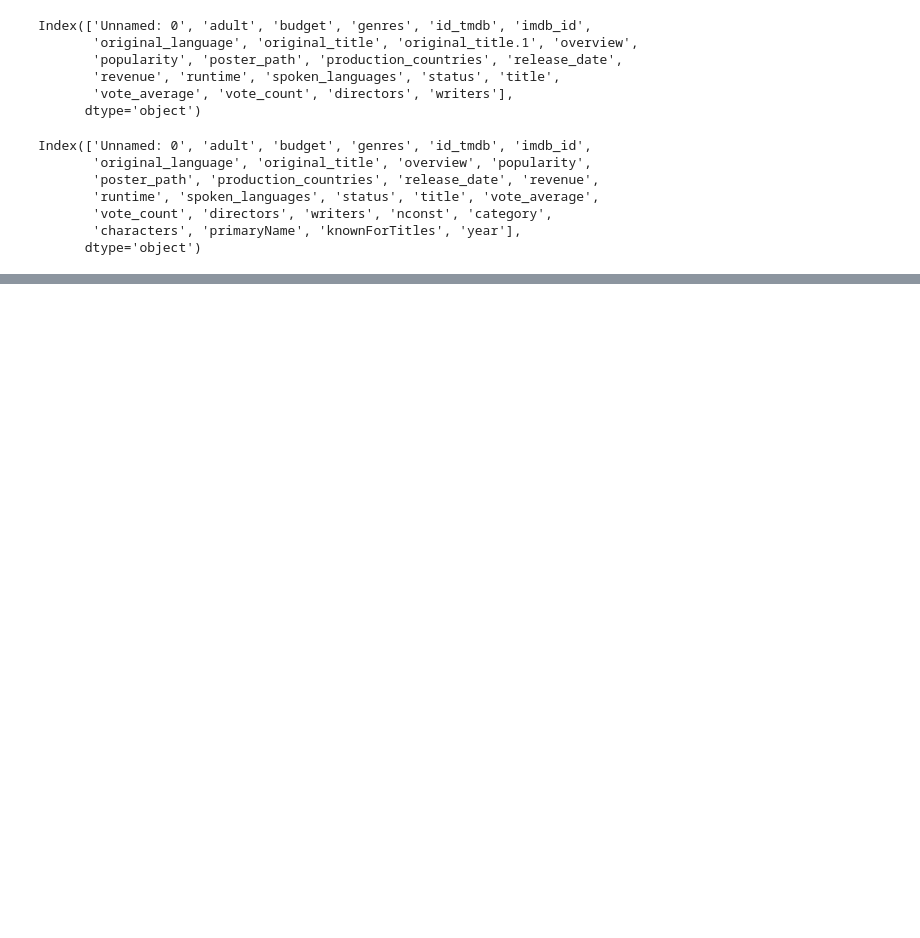
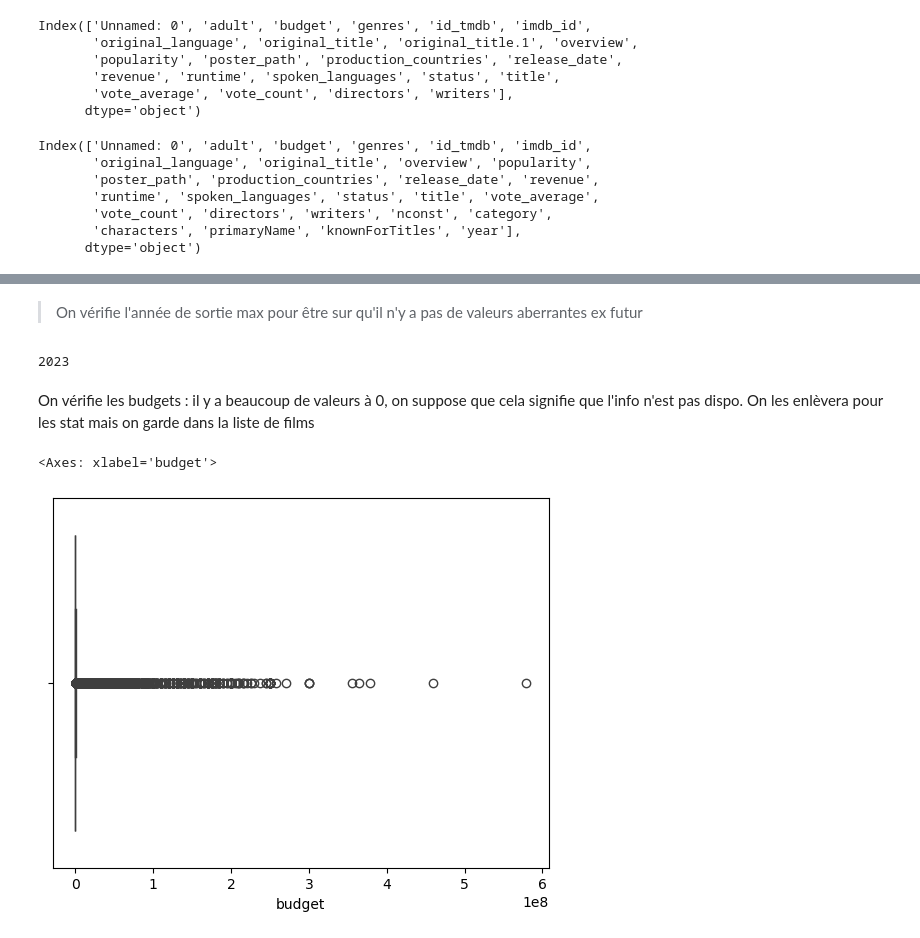
Before and after one commit to Cynthia-OK/CreuseLlywood, a Jupyter notebook: nettoyage_data.ipynb, the cells around one changed output, grey strips where cells are left out. Drawn from its saved outputs; the diff is of its cells as text; code cells hidden in the pictures; blank space fills up the shorter version.

```diff
--- a/nettoyage_data.ipynb
+++ b/nettoyage_data.ipynb
@@ -483,6 +500,9 @@ films_v2.head()
 | 3 | 154 | False | 200000000 | ['Adventure', 'Fantasy', 'Action'] | 58 | tt0383574 | en | Pirates of the Caribbean: Dead Ma... | ... |
 | 4 | 196 | False | 2000000 | ['Thriller', 'Crime', 'Drama'] | 67 | tt0445620 | en | Paradise Now | ... |
 5 rows × 32 columns
+# %%
+films_v2 = films_v2.drop(['tconst','titleType', 'primaryTitle', 'originalTitle', 'isAdult', 'startYear',
+       'endYear', 'runtimeMinutes', 'genres_y','original_title.1'], axis=1)
 # %% [markdown]
 J'importe le fichier contenant les films et les personnes
 # %%
@@ -524,0 +609,5 @@ Index(['Unnamed: 0', 'adult', 'budget', 'genres', 'id_tmdb', 'imdb_id',
+# %%
+films_v2['release_date'] = pd.to_datetime(films_v2['release_date'])
+# %%
+films_v2['year'] = films_v2['release_date'].dt.year
+films_v2['year']
@@ -524,0 +647,7 @@ Index(['Unnamed: 0', 'adult', 'budget', 'genres', 'id_tmdb', 'imdb_id',
+# %% [markdown]
+>On vérifie l'année de sortie max pour être sur qu'il n'y a pas de valeurs aberrantes ex futur
+# %%
+max_year = films_v2['year'].max()
+max_year
+# %% [output]
+2023
@@ -524,0 +656,7 @@ Index(['Unnamed: 0', 'adult', 'budget', 'genres', 'id_tmdb', 'imdb_id',
+# %% [markdown]
+On vérifie les budgets : il y a beaucoup de valeurs à 0, on suppose que cela signifie que l'info n'est pas dispo. On les enlèvera pour les stat mais on garde dans la liste de films
+# %%
+sns.boxplot(films_v2, x='budget')
+# %% [output]
+<Axes: xlabel='budget'>
+[figure, added]
```
Also changed, not shown: parts of 30 cells of this notebook.
